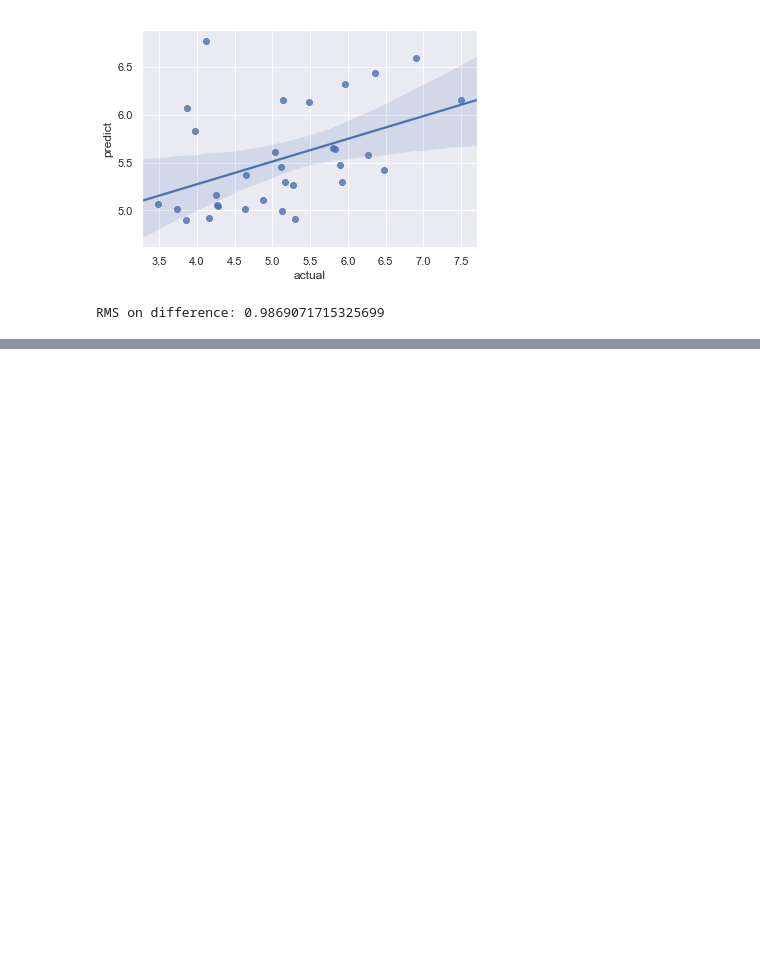
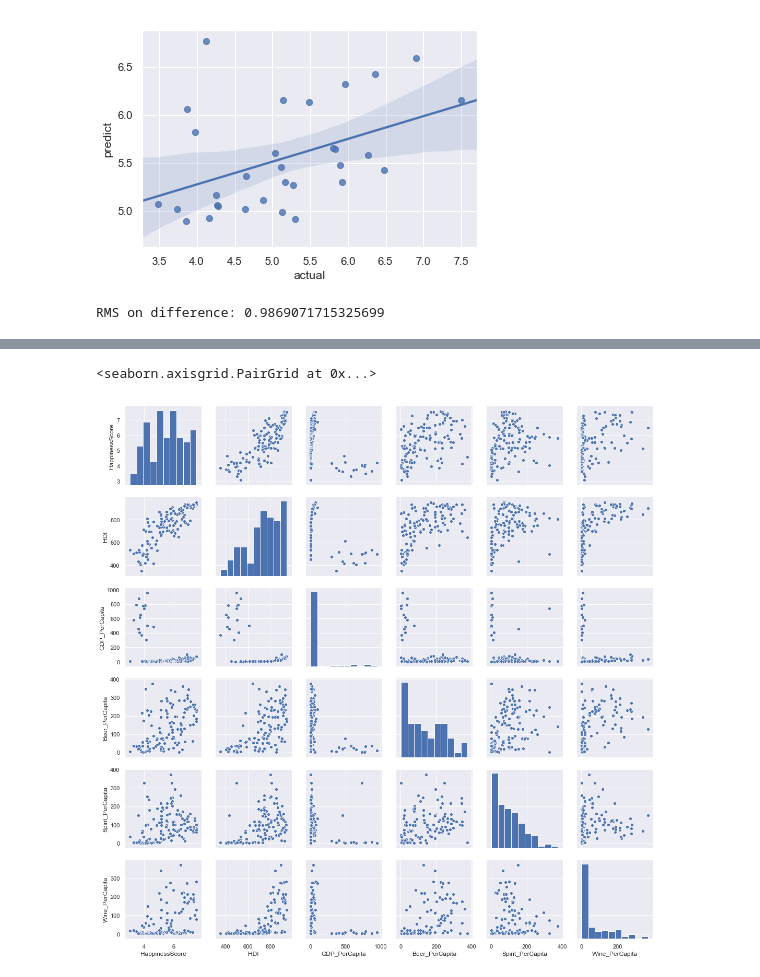
Before and after one commit to t2o2/data_fellowship, a Jupyter notebook: sprint2/Regression.ipynb, the cells around one changed output, grey strips where cells are left out. Cells and saved outputs as stored; diff of their text form; code cells hidden in the pictures; blank space fills up the shorter version.

```diff
--- a/sprint2/Regression.ipynb
+++ b/sprint2/Regression.ipynb
@@ -128,0 +138,6 @@ RMS on difference: 0.9869071715325699
+# %%
+# Visual analysis
+sns.pairplot(dataset)
+# %% [output]
+<seaborn.axisgrid.PairGrid at 0x...>
+[figure, added]
```
Also changed, not shown: parts of 6 cells of this notebook.
